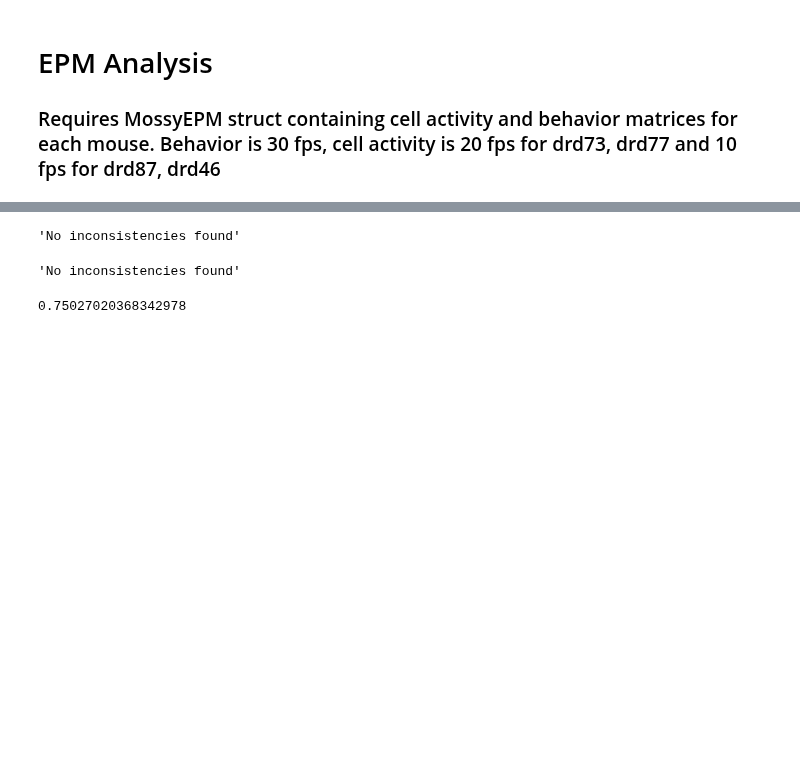
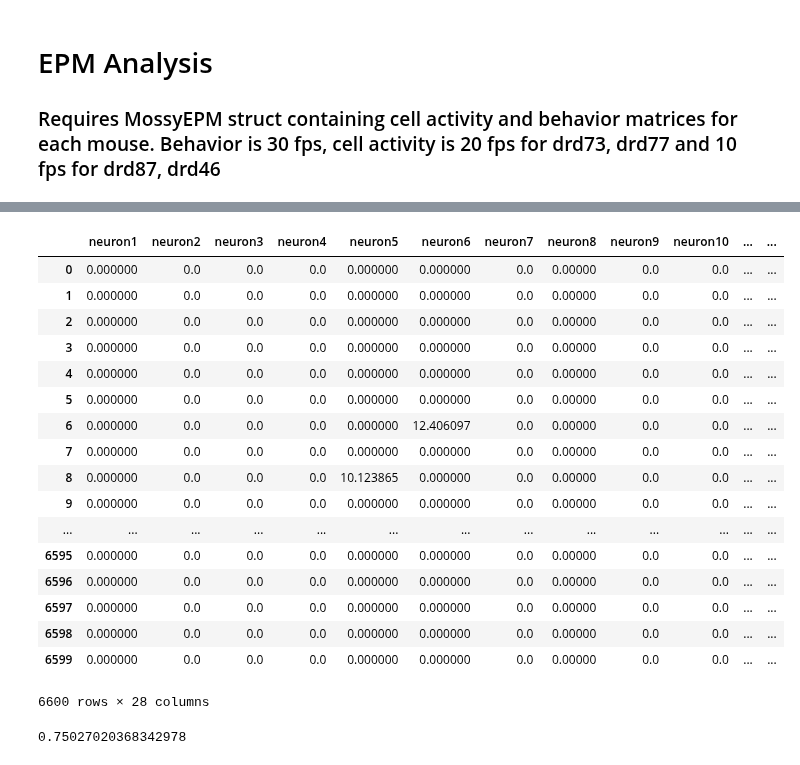
Before and after one commit to smu160/PvsNP, a Jupyter notebook: EPM_Analysis.ipynb, the cells around one changed output, grey strips where cells are left out. Cells and saved outputs as stored; diff of their text form; code cells hidden in the pictures; blank space fills up the shorter version.

```diff
--- a/EPM_Analysis.ipynb
+++ b/EPM_Analysis.ipynb
@@ -35,11 +43,3 @@ isDataConsistent(AUC_dataframe, test_AUC)
-# %%
-isDataConsistent(cell_data, test_zscored_data)
-# %% [output]
-'No inconsistencies found'
-# %%
-isDataConsistent(cell_transients, test_cell_transients)
-# %% [output]
-'No inconsistencies found'
 # %%
 behavior_column_names = ['Trial time', 'Recording time', 'X center', 'Y center', 'Area', 'Areachange',
                          'Elongation', 'Distance moved', 'Velocity', 'In zone(Arena / center-point)',
@@ -118,34 +118,53 @@ for i = 1:numel(mice)
     if i == 1:
         AUC_all_cells = AUCrates.(mice{i});
     else:
         AUC_all_cells = [AUC_all_cells; AUCrates.(mice{i})]
 
 # Create array with all neurons for each time bin, irrespective of behavior
 for i = 1:numel(mice):
     if i == 1:
         AUC_bin_all_cells = AUCtotal_binned_rate.(mice{i})
     else:
         AUC_bin_all_cells = [AUC_bin_all_cells; AUCtotal_binned_rate.(mice{i})]
 
 # Calculate time bin averages and SEM per animal
 for i = 1:numel(mice):
     AUC_all_cells_binned = AUCrates.rates_binned.(mice{i});
     AUC_bin_means(i,:) = mean(AUCtotal_binned_rate.(mice{i}));
     AUC_bin_SE(i,:) = std(AUCtotal_binned_rate.(mice{i}))/sqrt(size(AUCrates.(mice{i}),1));
 
 # Store 10 col. averages per time bin (Nbins x 10)
 for i = 1:numel(mice):
     for j in range(0, TIME_BIN_FACTOR):
         sum_closed(j) = sum_closed(j) + sum(AUCrates_binned.(mice{i}){j}(1), 2);
         sum_open(j) = sum_open(j) + sum(AUCrates_binned.(mice{i}){j}(2), 2);
 """
 
 # *** TEST ***
 # activity_df
 # behavior_df
 AUC_dataframe.columns = ['neuron' + str(i) for i in range(1, len(AUC_dataframe.columns) + 1)]
 result_dataframe = pd.concat([AUC_dataframe, behavior_df], axis=1)
-# result_dataframe
+result_dataframe
+# %% [output]
+|  | neuron1 | neuron2 | neuron3 | neuron4 | neuron5 | neuron6 | neuron7 | neuron8 | neuron9 | neuron10 | ... | ... |
+| 0 | 0.000000 | 0.0 | 0.0 | 0.0 | 0.000000 | 0.000000 | 0.0 | 0.00000 | 0.0 | 0.0 | ... | ... |
+| 1 | 0.000000 | 0.0 | 0.0 | 0.0 | 0.000000 | 0.000000 | 0.0 | 0.00000 | 0.0 | 0.0 | ... | ... |
+| 2 | 0.000000 | 0.0 | 0.0 | 0.0 | 0.000000 | 0.000000 | 0.0 | 0.00000 | 0.0 | 0.0 | ... | ... |
+| 3 | 0.000000 | 0.0 | 0.0 | 0.0 | 0.000000 | 0.000000 | 0.0 | 0.00000 | 0.0 | 0.0 | ... | ... |
+| 4 | 0.000000 | 0.0 | 0.0 | 0.0 | 0.000000 | 0.000000 | 0.0 | 0.00000 | 0.0 | 0.0 | ... | ... |
+| 5 | 0.000000 | 0.0 | 0.0 | 0.0 | 0.000000 | 0.000000 | 0.0 | 0.00000 | 0.0 | 0.0 | ... | ... |
+| 6 | 0.000000 | 0.0 | 0.0 | 0.0 | 0.000000 | 12.406097 | 0.0 | 0.00000 | 0.0 | 0.0 | ... | ... |
+| 7 | 0.000000 | 0.0 | 0.0 | 0.0 | 0.000000 | 0.000000 | 0.0 | 0.00000 | 0.0 | 0.0 | ... | ... |
+| 8 | 0.000000 | 0.0 | 0.0 | 0.0 | 10.123865 | 0.000000 | 0.0 | 0.00000 | 0.0 | 0.0 | ... | ... |
+| 9 | 0.000000 | 0.0 | 0.0 | 0.0 | 0.000000 | 0.000000 | 0.0 | 0.00000 | 0.0 | 0.0 | ... | ... |
+| ... | ... | ... | ... | ... | ... | ... | ... | ... | ... | ... | ... | ... |
+| 6595 | 0.000000 | 0.0 | 0.0 | 0.0 | 0.000000 | 0.000000 | 0.0 | 0.00000 | 0.0 | 0.0 | ... | ... |
+| 6596 | 0.000000 | 0.0 | 0.0 | 0.0 | 0.000000 | 0.000000 | 0.0 | 0.00000 | 0.0 | 0.0 | ... | ... |
+| 6597 | 0.000000 | 0.0 | 0.0 | 0.0 | 0.000000 | 0.000000 | 0.0 | 0.00000 | 0.0 | 0.0 | ... | ... |
+| 6598 | 0.000000 | 0.0 | 0.0 | 0.0 | 0.000000 | 0.000000 | 0.0 | 0.00000 | 0.0 | 0.0 | ... | ... |
+| 6599 | 0.000000 | 0.0 | 0.0 | 0.0 | 0.000000 | 0.000000 | 0.0 | 0.00000 | 0.0 | 0.0 | ... | ... |
+6600 rows × 28 columns
 # %%
 def activity_by_neuron(dataframe, neuron, behavior):
     sum_of_neuron_values = sum([dataframe[neuron][i] for i in range(0, len(dataframe[neuron])) if dataframe[behavior][i] != 0])
```
Also changed, not shown: parts of 2 cells of this notebook.
